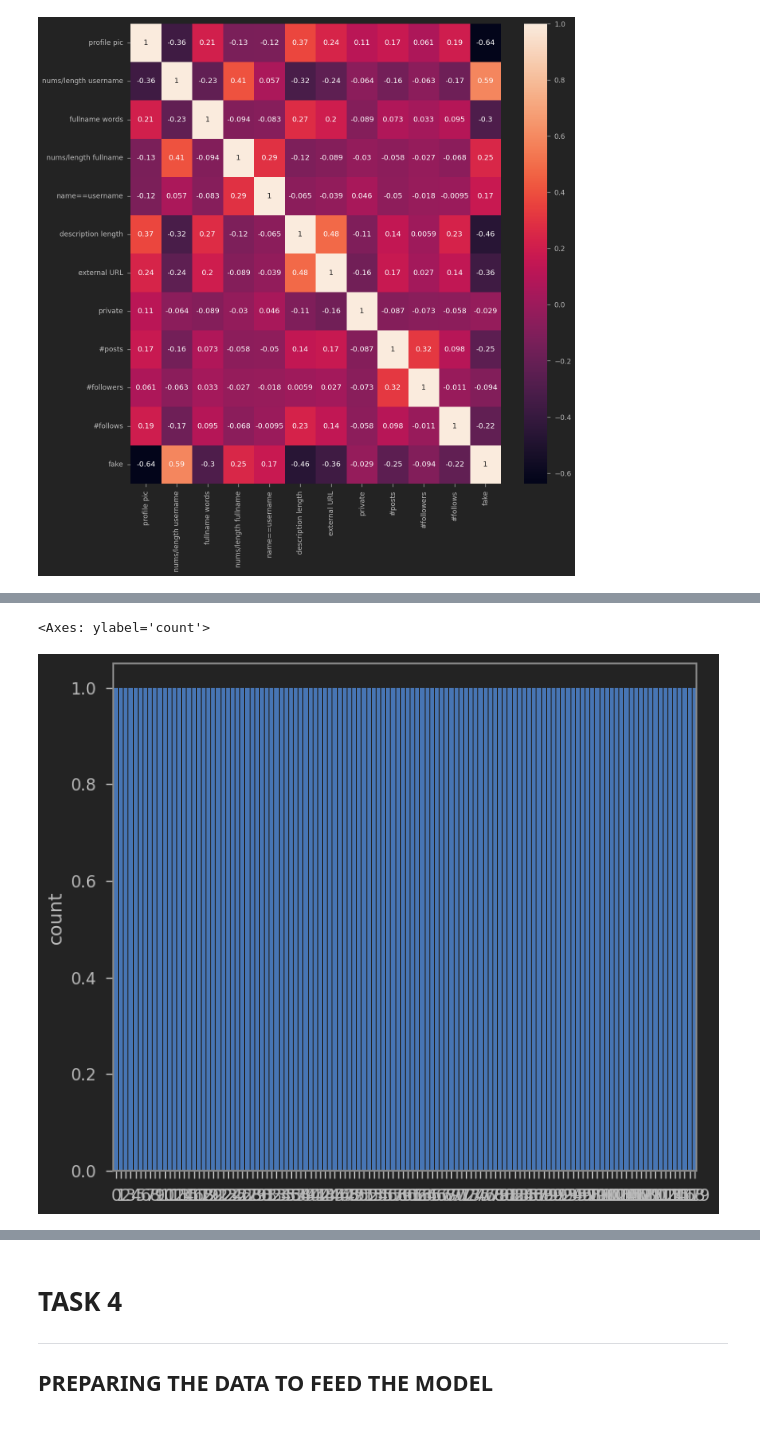
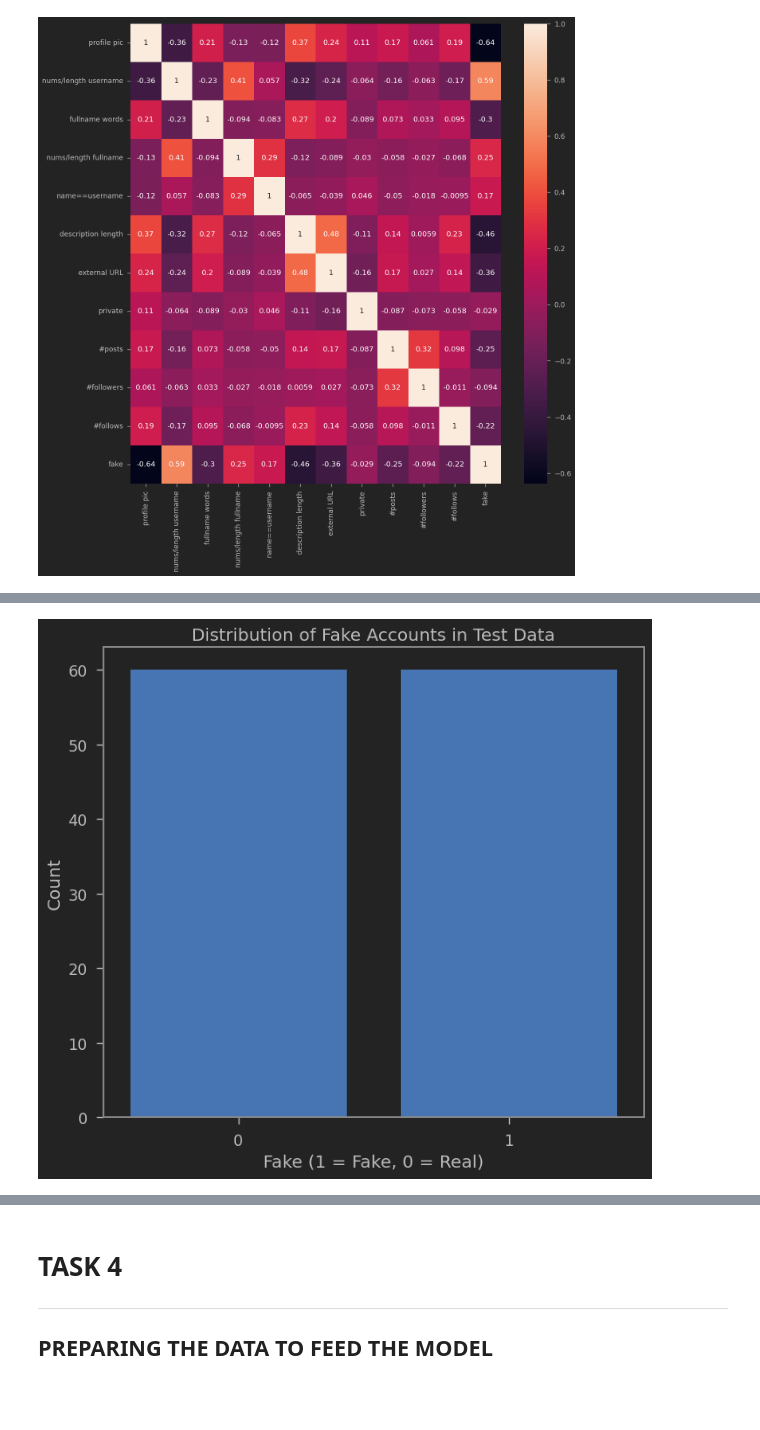
Before and after one commit to Pranjul-1/fake_account_detection, a Jupyter notebook: Fake_Account_Detection.ipynb, the cells around one changed output, grey strips where cells are left out. Drawn from its saved outputs; the diff is of its cells as text; code cells hidden in the pictures.

```diff
--- a/Fake_Account_Detection.ipynb
+++ b/Fake_Account_Detection.ipynb
@@ -339,5 +328,8 @@ Passing `palette` without assigning `hue` is deprecated and will be removed in v
-# %%
-sns.countplot(instagram_df_test['profile pic'])
-# %% [output]
-<Axes: ylabel='count'>
-[figure, removed]
+# %%
+sns.countplot(x='fake', data=instagram_df_test)
+plt.title("Distribution of Fake Accounts in Test Data")
+plt.xlabel("Fake (1 = Fake, 0 = Real)")
+plt.ylabel("Count")
+plt.show()
+# %% [output]
+[figure, added]
```
Also changed, not shown: parts of 8 cells of this notebook.
